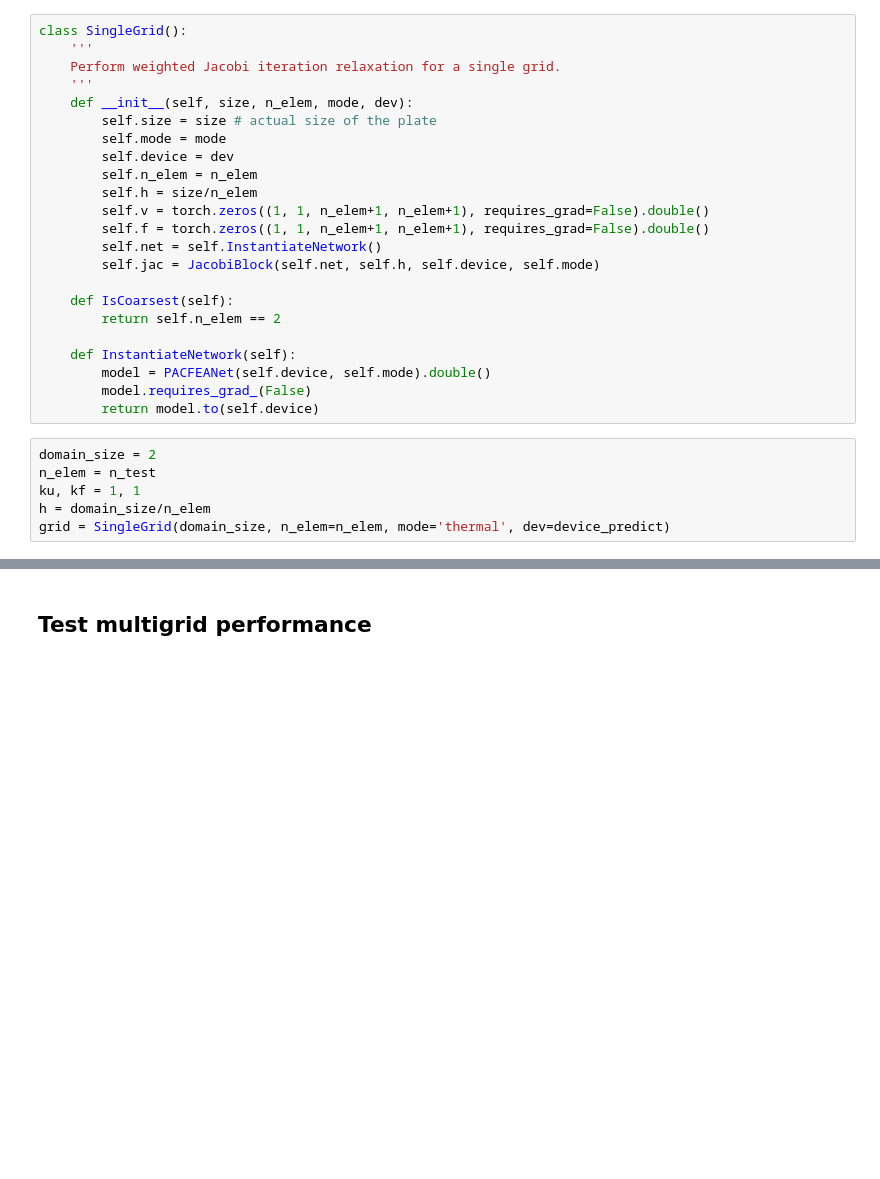
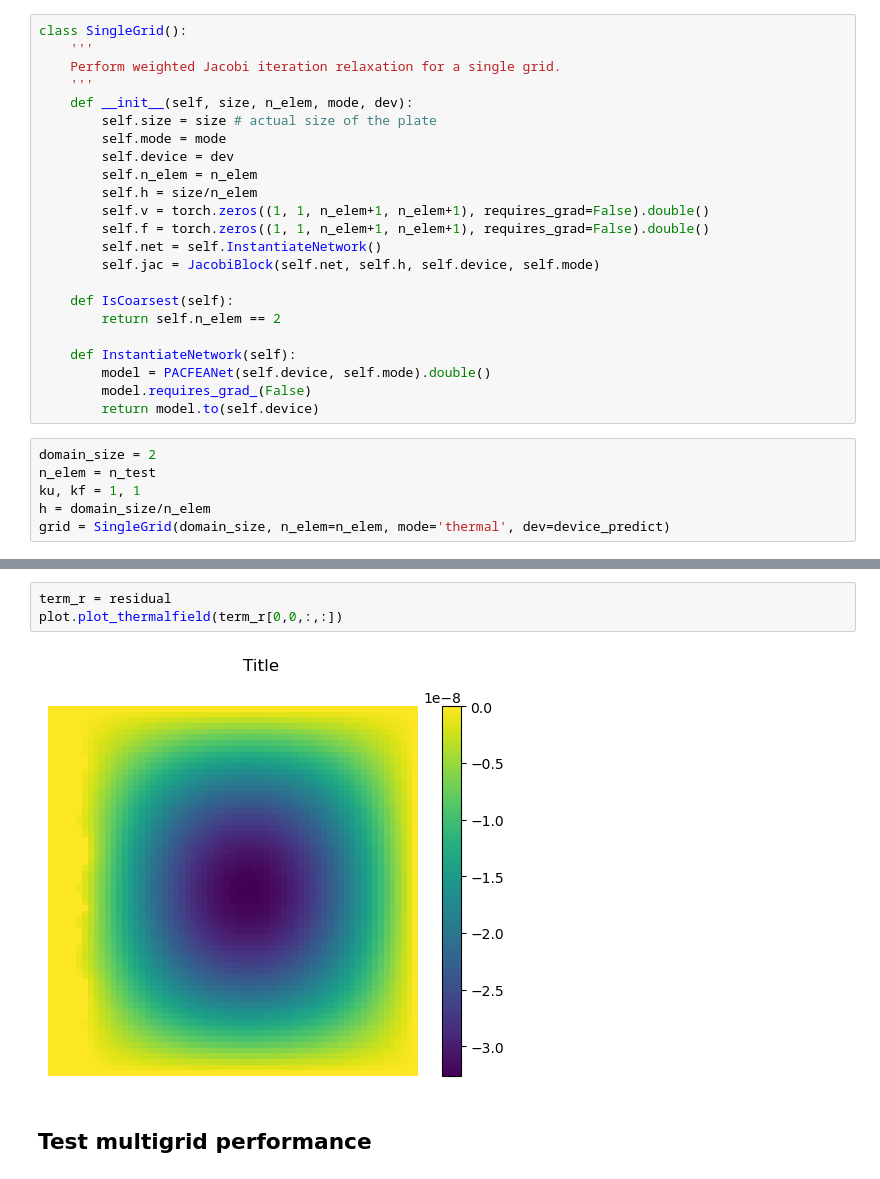
Before and after one commit to ymlasu/MFEA-Net, a Jupyter notebook: MFEANet_thermal_1phase_test.ipynb, the cells around one changed output, grey strips where cells are left out. Saved outputs shown, nothing was run; the diff lists cells and outputs as text; blank space fills up the shorter version.

```diff
--- a/MFEANet_thermal_1phase_test.ipynb
+++ b/MFEANet_thermal_1phase_test.ipynb
@@ -123,3 +195,8 @@ RuntimeError: shape '[1, 1, 1, 1, 65, 65]' is invalid for input of size 4096
+# %%
+term_r = residual
+plot.plot_thermalfield(term_r[0,0,:,:])
+# %% [output]
+[figure, added]
 # %% [markdown]
 ## Test multigrid performance
 # %%
```
Also changed, not shown: parts of 10 cells of this notebook, 7 other files.
